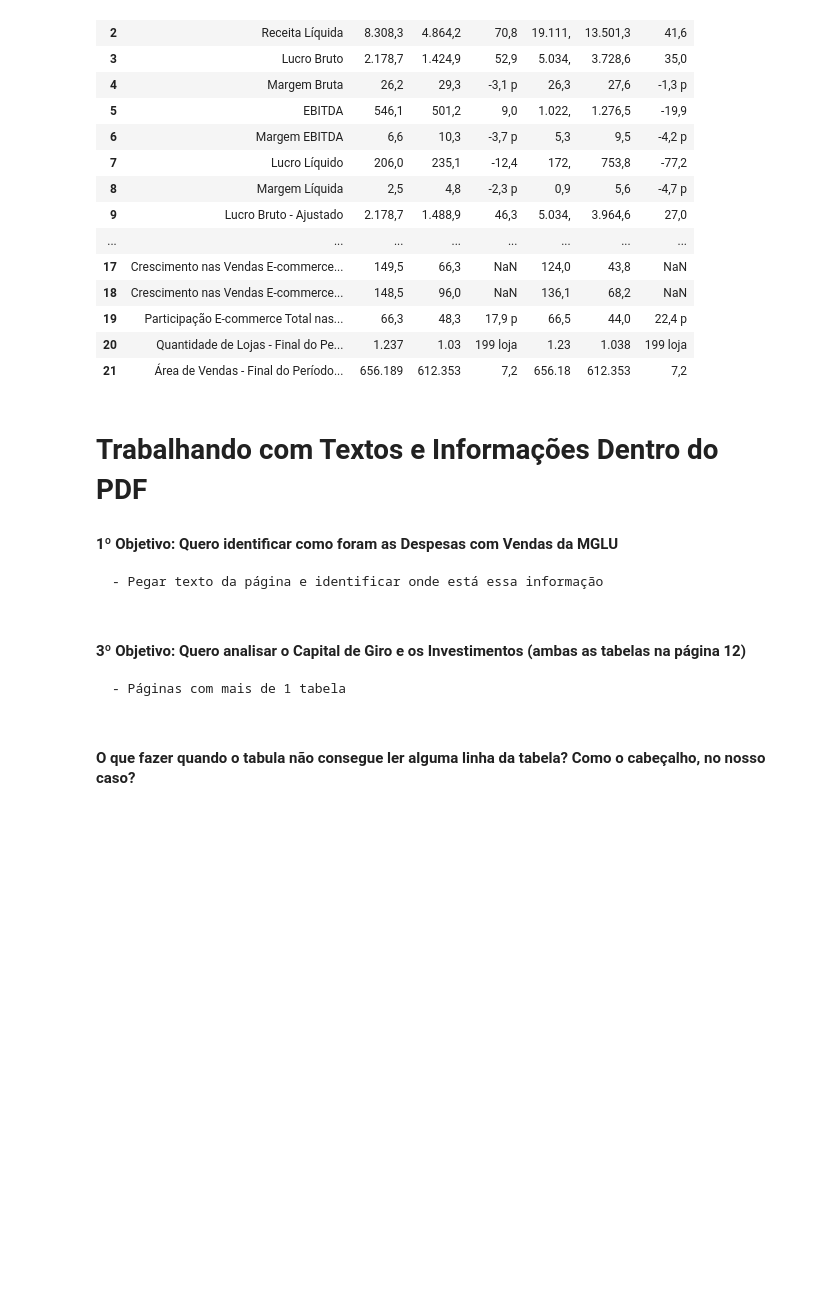
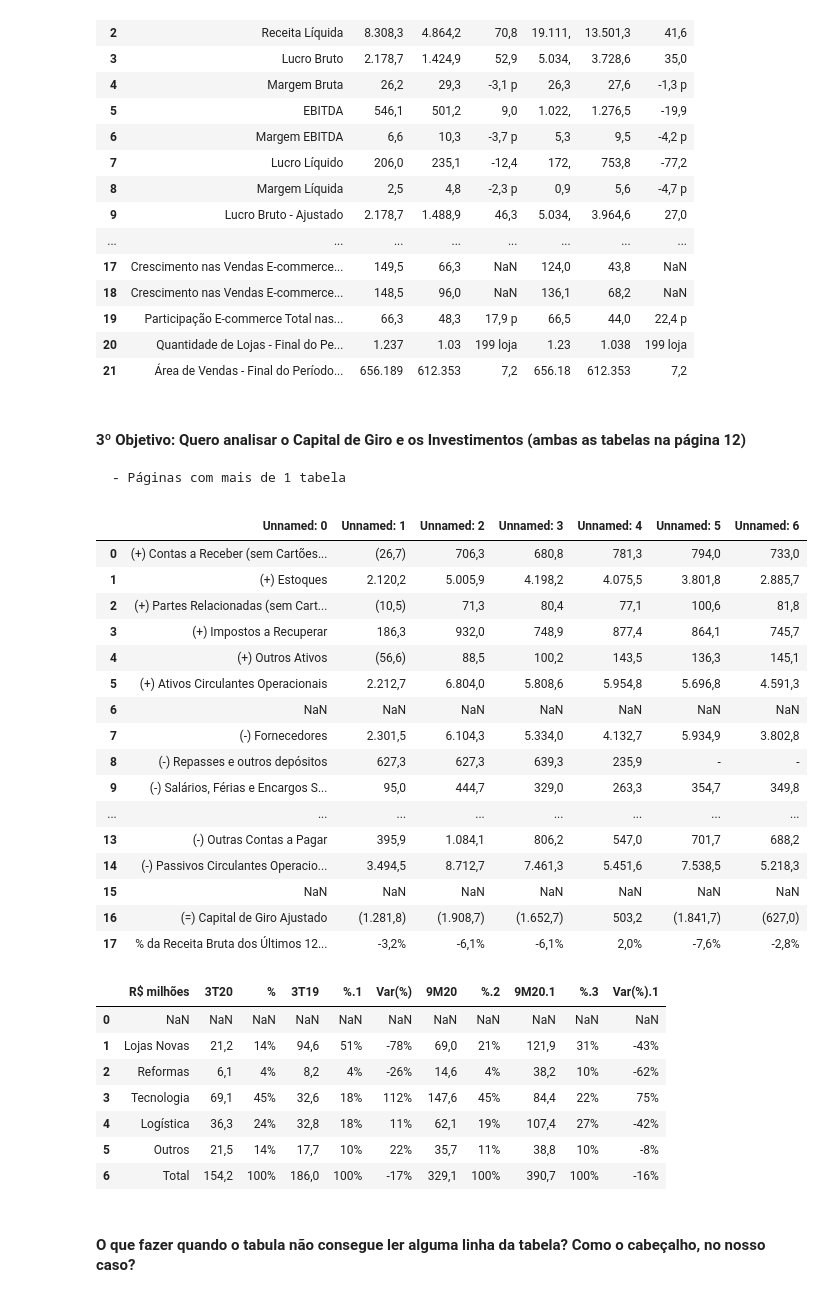
Before and after one commit to jharbes/hashtagPython, a Jupyter notebook: 021-integracaoTxtPdf/010-pdfEmPython/PythonPDF.ipynb, the cells around one changed output. Cells and saved outputs as stored; diff of their text form; code cells hidden in the pictures; blank space fills up the shorter version.

Commit message:
analisar o Capital de Giro e os Investimentos (ambas as tabelas na página 12)

```diff
--- a/021-integracaoTxtPdf/010-pdfEmPython/PythonPDF.ipynb
+++ b/021-integracaoTxtPdf/010-pdfEmPython/PythonPDF.ipynb
@@ -219,14 +219,40 @@ tabela.to_excel('TabelaExtraidaPDF.xlsx')
 | 19 | Participação E-commerce Total nas... | 66,3 | 48,3 | 17,9 p | 66,5 | 44,0 | 22,4 p |
 | 20 | Quantidade de Lojas - Final do Pe... | 1.237 | 1.03 | 199 loja | 1.23 | 1.038 | 199 loja |
 | 21 | Área de Vendas - Final do Período... | 656.189 | 612.353 | 7,2 | 656.18 | 612.353 | 7,2 |
-# %% [markdown]
-# Trabalhando com Textos e Informações Dentro do PDF
-
-#### 1º Objetivo: Quero identificar como foram as Despesas com Vendas da MGLU
-    - Pegar texto da página e identificar onde está essa informação
 # %% [markdown]
 #### 3º Objetivo: Quero analisar o Capital de Giro e os Investimentos (ambas as tabelas na página 12)
     - Páginas com mais de 1 tabela
+# %%
+df=tabula.io.read_pdf('MGLU_ER_3T20_POR.pdf', pages=12)
+
+for tabela in df:
+    display(tabela)
+# %% [output]
+|  | Unnamed: 0 | Unnamed: 1 | Unnamed: 2 | Unnamed: 3 | Unnamed: 4 | Unnamed: 5 | Unnamed: 6 |
+| 0 | (+) Contas a Receber (sem Cartões... | (26,7) | 706,3 | 680,8 | 781,3 | 794,0 | 733,0 |
+| 1 | (+) Estoques | 2.120,2 | 5.005,9 | 4.198,2 | 4.075,5 | 3.801,8 | 2.885,7 |
+| 2 | (+) Partes Relacionadas (sem Cart... | (10,5) | 71,3 | 80,4 | 77,1 | 100,6 | 81,8 |
+| 3 | (+) Impostos a Recuperar | 186,3 | 932,0 | 748,9 | 877,4 | 864,1 | 745,7 |
+| 4 | (+) Outros Ativos | (56,6) | 88,5 | 100,2 | 143,5 | 136,3 | 145,1 |
+| 5 | (+) Ativos Circulantes Operacionais | 2.212,7 | 6.804,0 | 5.808,6 | 5.954,8 | 5.696,8 | 4.591,3 |
+| 6 | NaN | NaN | NaN | NaN | NaN | NaN | NaN |
+| 7 | (-) Fornecedores | 2.301,5 | 6.104,3 | 5.334,0 | 4.132,7 | 5.934,9 | 3.802,8 |
+| 8 | (-) Repasses e outros depósitos | 627,3 | 627,3 | 639,3 | 235,9 | - | - |
+| 9 | (-) Salários, Férias e Encargos S... | 95,0 | 444,7 | 329,0 | 263,3 | 354,7 | 349,8 |
+| ... | ... | ... | ... | ... | ... | ... | ... |
+| 13 | (-) Outras Contas a Pagar | 395,9 | 1.084,1 | 806,2 | 547,0 | 701,7 | 688,2 |
+| 14 | (-) Passivos Circulantes Operacio... | 3.494,5 | 8.712,7 | 7.461,3 | 5.451,6 | 7.538,5 | 5.218,3 |
+| 15 | NaN | NaN | NaN | NaN | NaN | NaN | NaN |
+| 16 | (=) Capital de Giro Ajustado | (1.281,8) | (1.908,7) | (1.652,7) | 503,2 | (1.841,7) | (627,0) |
+| 17 | % da Receita Bruta dos Últimos 12... | -3,2% | -6,1% | -6,1% | 2,0% | -7,6% | -2,8% |
+|  | R$ milhões | 3T20 | % | 3T19 | %.1 | Var(%) | 9M20 | %.2 | 9M20.1 | %.3 | Var(%).1 |
+| 0 | NaN | NaN | NaN | NaN | NaN | NaN | NaN | NaN | NaN | NaN | NaN |
+| 1 | Lojas Novas | 21,2 | 14% | 94,6 | 51% | -78% | 69,0 | 21% | 121,9 | 31% | -43% |
+| 2 | Reformas | 6,1 | 4% | 8,2 | 4% | -26% | 14,6 | 4% | 38,2 | 10% | -62% |
+| 3 | Tecnologia | 69,1 | 45% | 32,6 | 18% | 112% | 147,6 | 45% | 84,4 | 22% | 75% |
+| 4 | Logística | 36,3 | 24% | 32,8 | 18% | 11% | 62,1 | 19% | 107,4 | 27% | -42% |
+| 5 | Outros | 21,5 | 14% | 17,7 | 10% | 22% | 35,7 | 11% | 38,8 | 10% | -8% |
+| 6 | Total | 154,2 | 100% | 186,0 | 100% | -17% | 329,1 | 100% | 390,7 | 100% | -16% |
 # %% [markdown]
 #### O que fazer quando o tabula não consegue ler alguma linha da tabela? Como o cabeçalho, no nosso caso?
 # %% [markdown]
```
Also changed, not shown: 1 other file.
